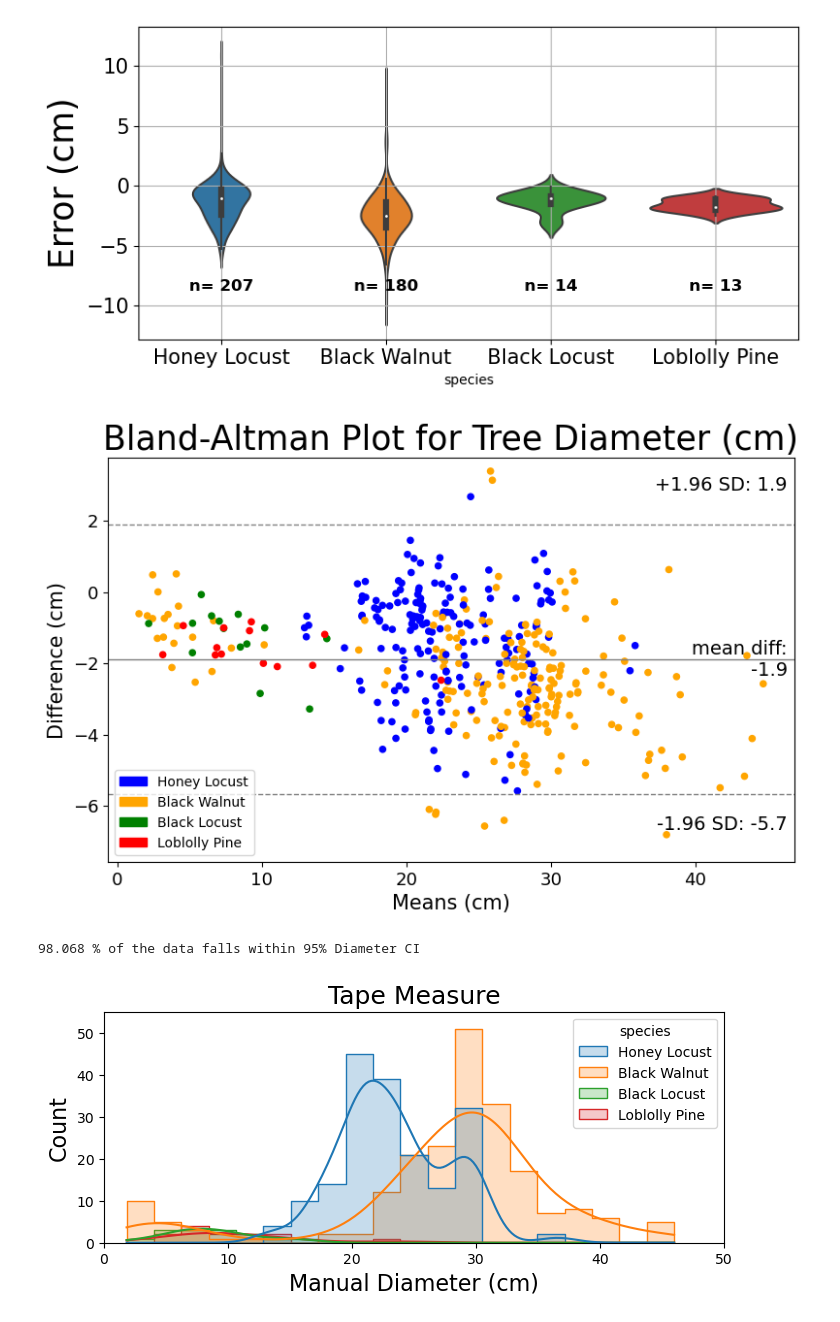
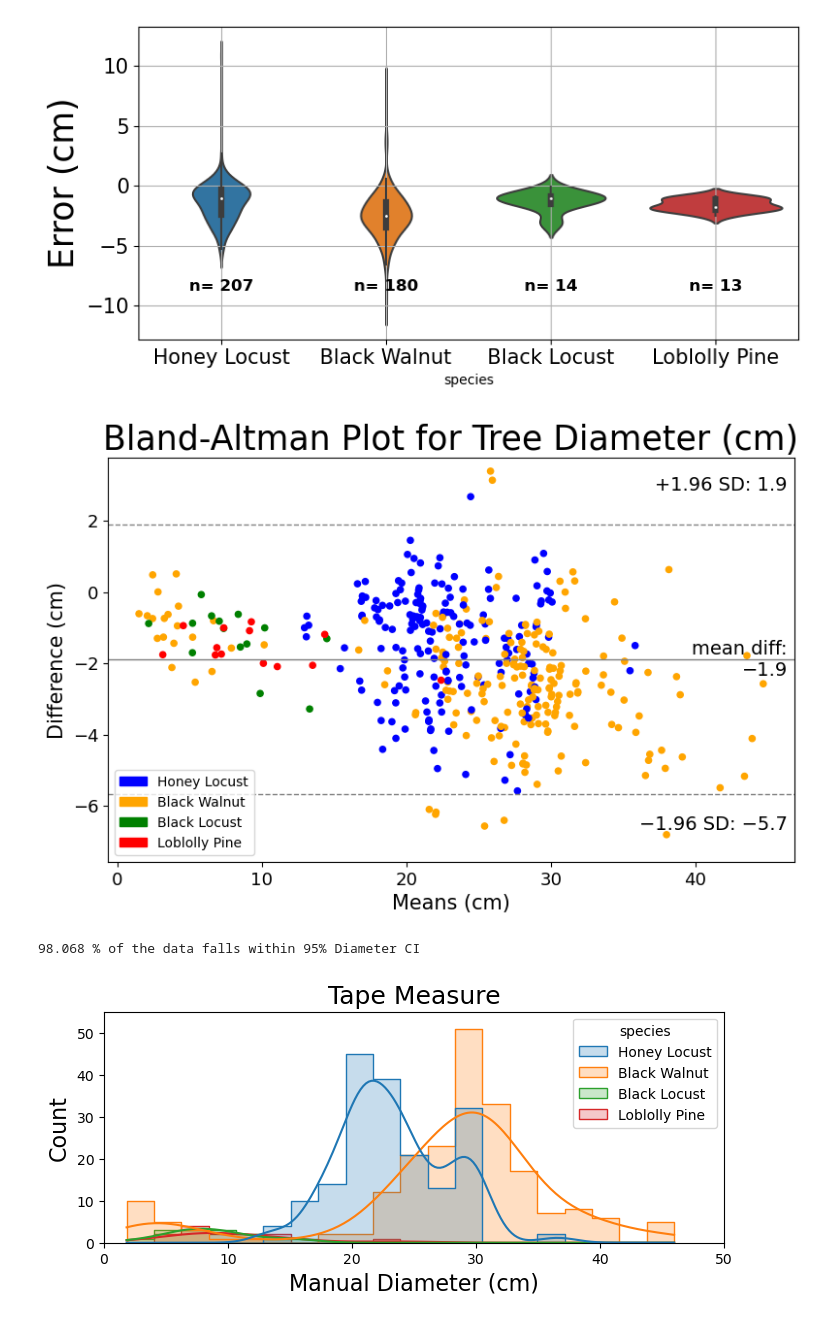
Before and after one commit to WorkingTrees/SamplingPaper, a Jupyter notebook: code/compile_process_analyze_FIN.ipynb, the cells around one changed output. Saved outputs shown, nothing was run; the diff lists cells and outputs as text; code cells hidden in the pictures.

Commit message:
change hyphens to minus signs

```diff
--- a/code/compile_process_analyze_FIN.ipynb
+++ b/code/compile_process_analyze_FIN.ipynb
@@ -904,33 +1095,35 @@ plt.show()
 # %%
 # Bland Altman Plot
+plt.rcParams['axes.unicode_minus'] = True
+
 diam_all['color'] = ""
 
 diam_all.loc[diam_all['species'] == "Honey Locust", 'color'] = 'blue'
 diam_all.loc[diam_all['species'] == "Black Walnut", 'color'] = 'orange'
 diam_all.loc[diam_all['species'] == "Black Locust", 'color'] = 'green'
 diam_all.loc[diam_all['species'] == "Loblolly Pine", 'color'] = 'red'
 
 f, ax = plt.subplots(1, figsize = (8,5))
 
-sm.graphics.mean_diff_plot(diam_all['app'], diam_all['manual'],  ax = ax, scatter_kwds = {"c": diam_all['color']})
+mean_diff_plot(diam_all['app'], diam_all['manual'],  ax = ax, scatter_kwds = {"c": diam_all['color']})
 plt.title("Bland-Altman Plot for Tree Diameter (cm)", size = 25)
 
 hl_patch = mpatches.Patch(color='blue', label='Honey Locust')
 bw_patch = mpatches.Patch(color='orange', label='Black Walnut')
 bl_patch = mpatches.Patch(color='green', label='Black Locust')
 lp_patch = mpatches.Patch(color='red', label='Loblolly Pine')
 
 patches = [hl_patch, bw_patch,bl_patch,lp_patch]
 plt.legend(handles=patches, loc = 'lower left')
 
 plt.ylabel("Difference (cm)")
 plt.xlabel("Means (cm)")
 plt.show()
 
 # 8
 print("{} % of the data falls within 95% Diameter CI".format(str(round((100 - ((8/len(diam_all)) * 100)),3))))
 # %% [output]
-[figure, old version]
+[figure, new version]
 98.068 % of the data falls within 95% Diameter CI
 # %%
 plt.figure(figsize = (8,3))
```
Also changed, not shown: parts of 4 cells of this notebook.
